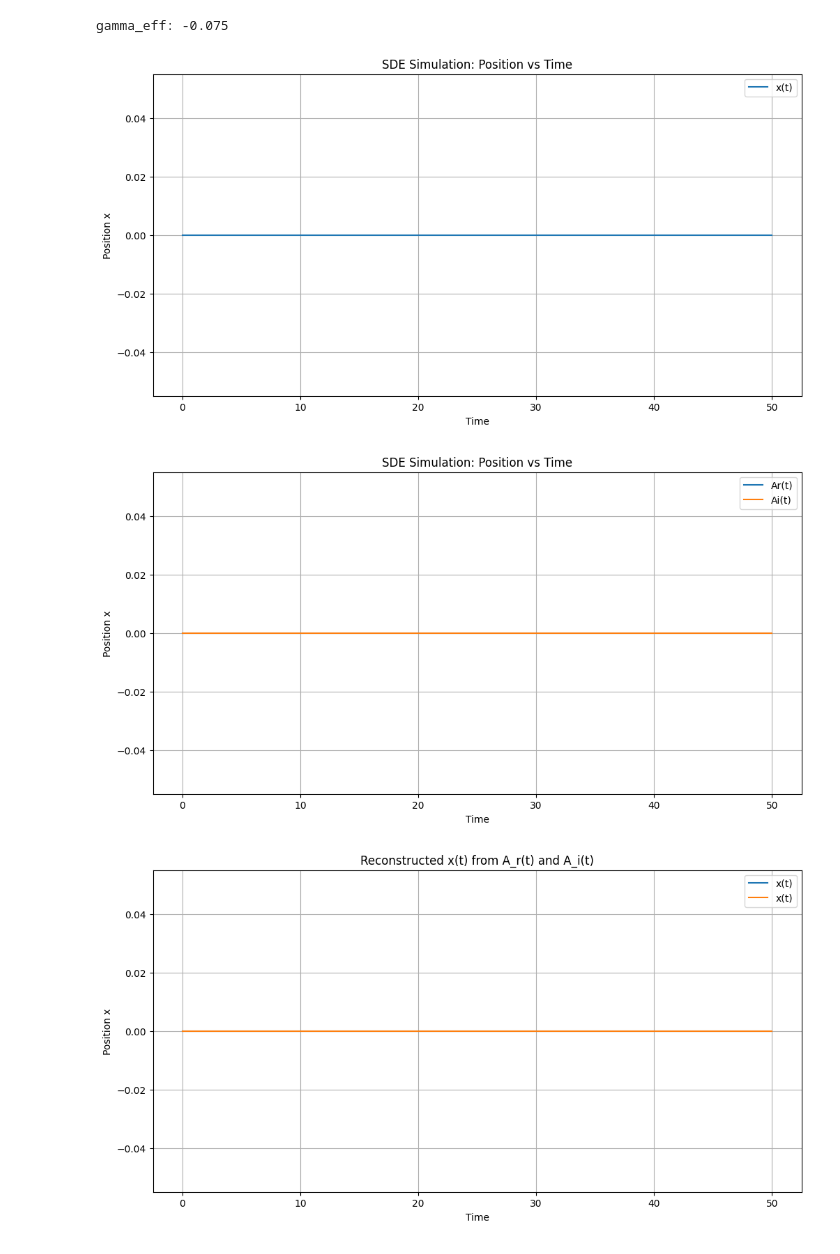
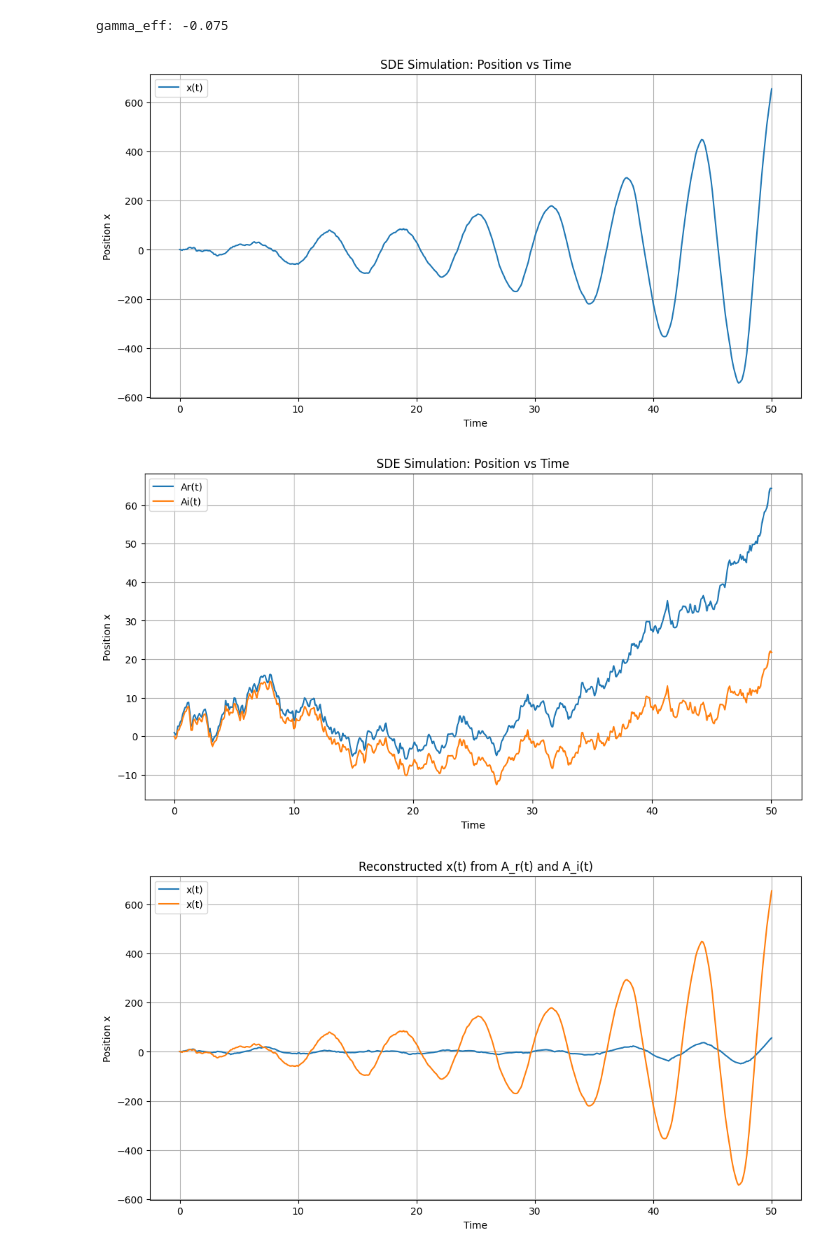
Before and after one commit to cyboesch/oscillator_dev, a Jupyter notebook: thermoai/notebooks/rotating_frame.ipynb, the cells around one changed output. Drawn from its saved outputs; the diff is of its cells as text; code cells hidden in the pictures.

```diff
--- a/thermoai/notebooks/rotating_frame.ipynb
+++ b/thermoai/notebooks/rotating_frame.ipynb
@@ -73,7 +73,7 @@ def diffusion_x_fn(t, state, args):
     Diffusion function for the direct integration of x(t).
     Only the velocity component receives noise.
     """
-    return 0*jnp.array([0.0, jnp.sqrt(2 * D)])
+    return jnp.array([0.0, jnp.sqrt(2 * D)])
 
 # 2.2. Amplitude Equations SDEs for A_r(t) and A_i(t)
 def drift_A_fn(t, state, args):
@@ -101,11 +101,11 @@ def diffusion_A_fn(t, state, args):
     # Assuming x(t) = A_r * cos(omega_d t) - A_i * sin(omega_d t)
     # The noise terms are scaled by 1/(2 * omega_d)
     sigma_A = jnp.sqrt(D) / (2 * omega_d)
-    return 0*jnp.array([sigma_A, sigma_A])
+    return jnp.array([sigma_A, sigma_A])
 # %%
 N = 2  # (x1, x2)
 w_shape = (N,)  # state is (x1, x2, p1, p2)
-y0 = jnp.ones((N,))  #(x1, x2, p1, p2)
+y0 = jnp.array([1.0, 0.0])  #(x1, x2, p1, p2)
 
 
 brownian_motion = diffrax.VirtualBrownianTree(
@@ -141,7 +141,7 @@ plt.grid(True)
 plt.legend()
 plt.show()
 # %% [output]
-[figure, old version]
+[figure, new version]
 # %%
 terms_A = MultiTerm(ODETerm(drift_A_fn), ControlTerm(diffusion_A_fn, brownian_motion))
 # Define the time points for sampling
@@ -172,24 +172,24 @@ plt.grid(True)
 plt.legend()
 plt.show()
 # %% [output]
-[figure, old version]
+[figure, new version]
 # %%
 def reconstruct_x(t, A_r, A_i):
     """
     Reconstruct x(t) from A_r(t) and A_i(t).
 
     x(t) = A_r(t) * cos(omega_d t) - A_i(t) * sin(omega_d t)
     """
-    return A_r * jnp.cos(omega_d * t) - A_i * jnp.sin(omega_d * t)
+    return A_r * jnp.cos(omega_d * t) + A_i * jnp.sin(omega_d * t)
 
 plt.figure(figsize=(12, 6))
 plt.plot(ts, reconstruct_x(ts, sde_samples_A[:, 0], sde_samples_A[:, 1]), label='x(t)')
 plt.plot(ts, sde_samples_x[:, 0], label='x(t)')
 plt.xlabel('Time')
 plt.ylabel('Position x')
 plt.title('Reconstructed x(t) from A_r(t) and A_i(t)')
 plt.grid(True)
 plt.legend()
 plt.show()
 # %% [output]
-[figure, old version]
+[figure, new version]
```
